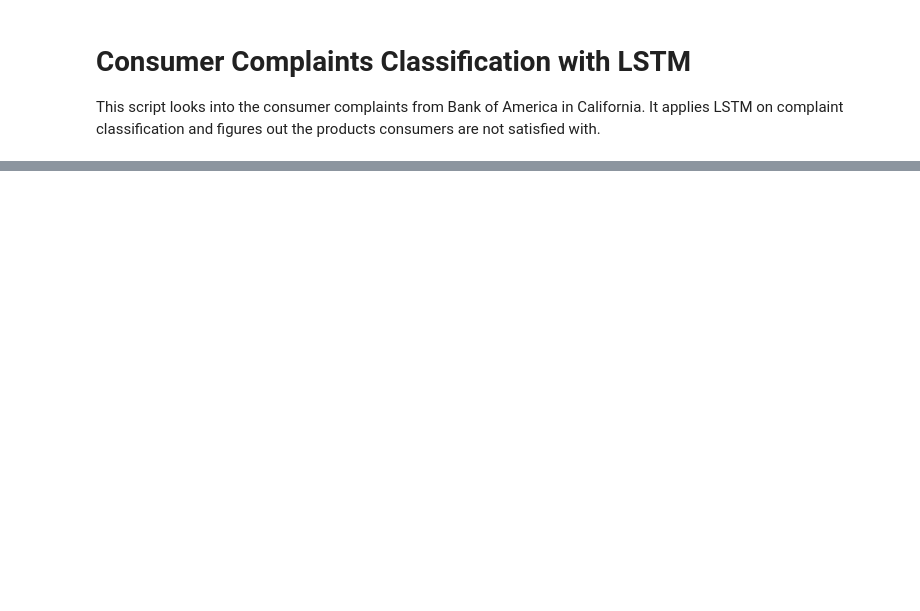
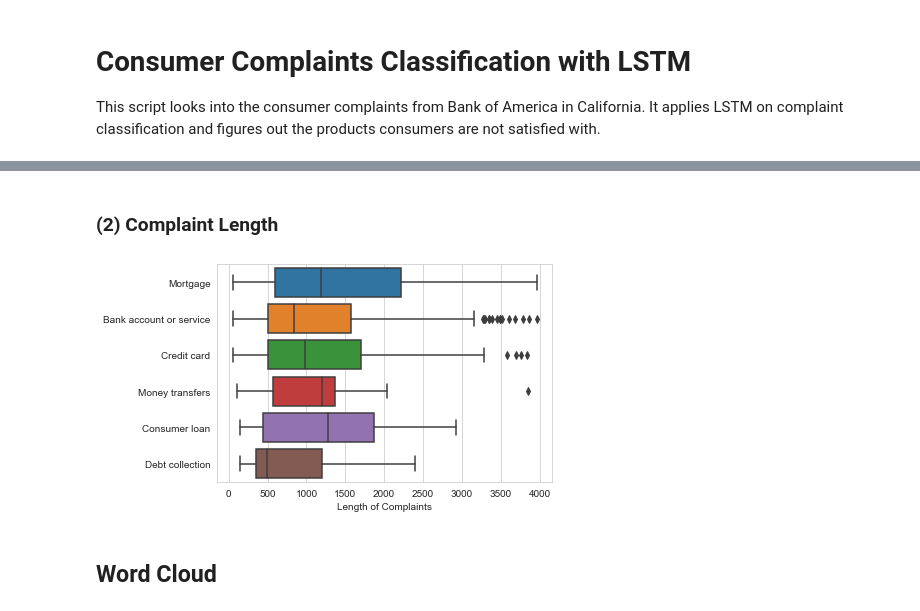
Before and after one commit to yinhan1/Kaggle_Python, a Jupyter notebook: consumer complaints/consumer complaints.ipynb, the cells around one changed output, grey strips where cells are left out. Drawn from its saved outputs; the diff is of its cells as text; code cells hidden in the pictures; blank space fills up the shorter version.

```diff
--- a/consumer complaints/consumer complaints.ipynb
+++ b/consumer complaints/consumer complaints.ipynb
@@ -142,0 +86,10 @@ Test set
+# %% [markdown]
+### (2) Complaint Length
+# %%
+ax = sns.boxplot(x = 'length', y = 'product', data = df_token)
+ax.set(xlabel = 'Length of Complaints', ylabel = '')
+plt.show()
+# %% [output]
+[figure, added]
+# %% [markdown]
+## Word Cloud
```
Also changed, not shown: parts of 36 cells of this notebook, 2 other files.
